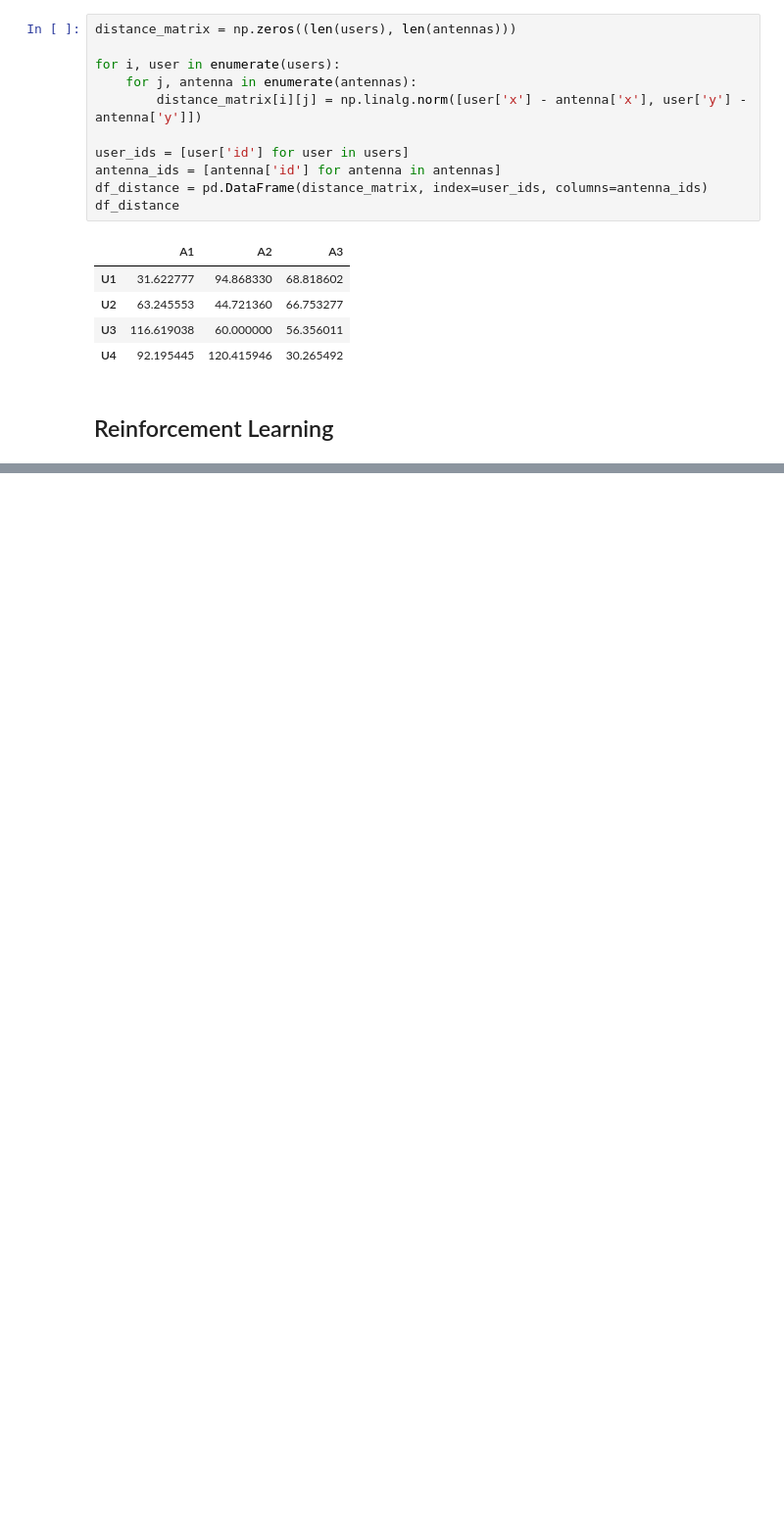
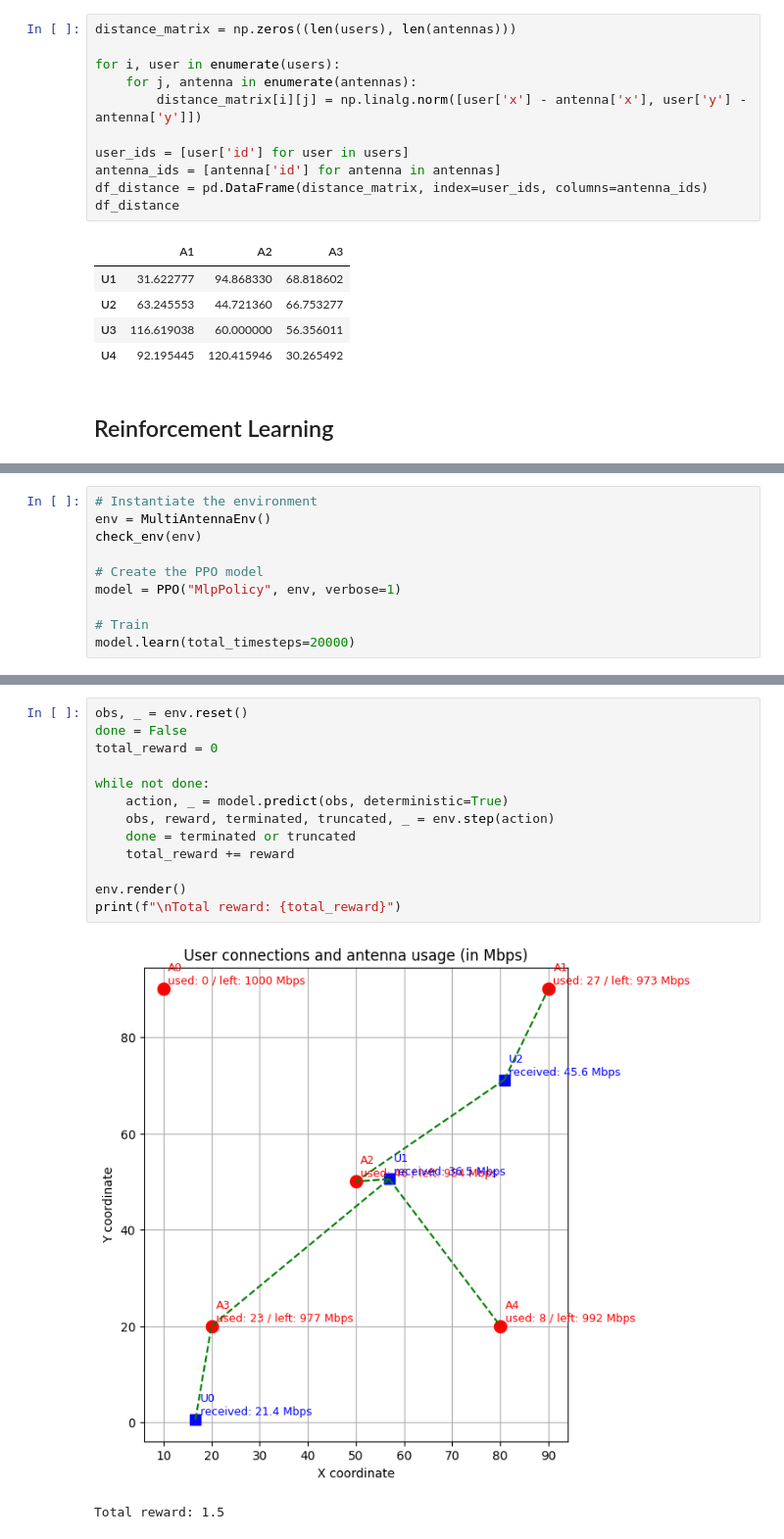
Before and after one commit to alexgaarciia/Antenna_Resource_Optimizer, a Jupyter notebook: main.ipynb, the cells around one changed output, grey strips where cells are left out. Shown: that part at 98% size. Cells and saved outputs as stored; diff of their text form; blank space fills up the shorter version.

```diff
--- a/main.ipynb
+++ b/main.ipynb
@@ -75,0 +470,10 @@ df_distance
+# %%
+# Instantiate the environment
+env = MultiAntennaEnv()
+check_env(env)
+
+# Create the PPO model
+model = PPO("MlpPolicy", env, verbose=1)
+
+# Train
+model.learn(total_timesteps=20000)
@@ -75,0 +499,16 @@ df_distance
+# %%
+obs, _ = env.reset()
+done = False
+total_reward = 0
+
+while not done:
+    action, _ = model.predict(obs, deterministic=True)
+    obs, reward, terminated, truncated, _ = env.step(action)
+    done = terminated or truncated
+    total_reward += reward
+
+env.render()
+print(f"\nTotal reward: {total_reward}")
+# %% [output]
+[figure, added]
+Total reward: 1.5
```
Also changed, not shown: parts of 11 cells of this notebook.
